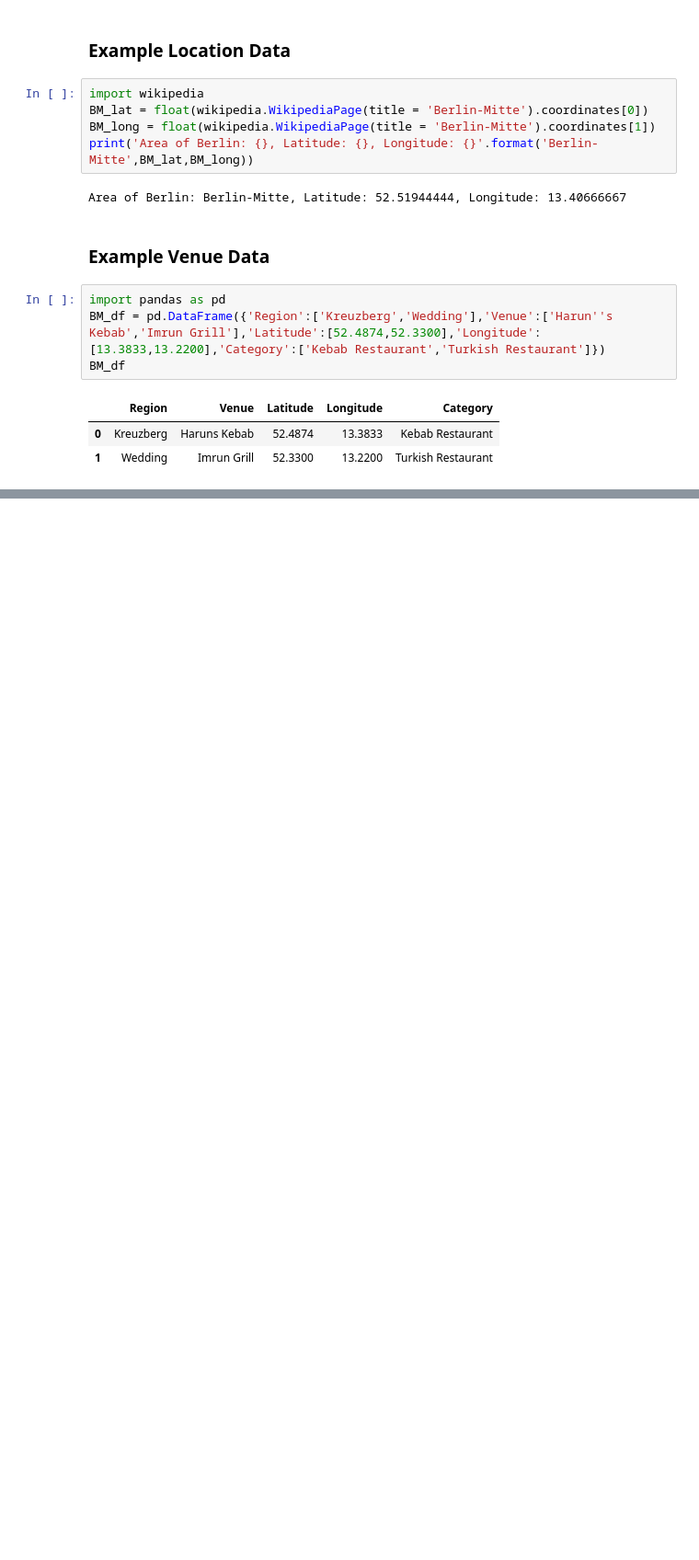
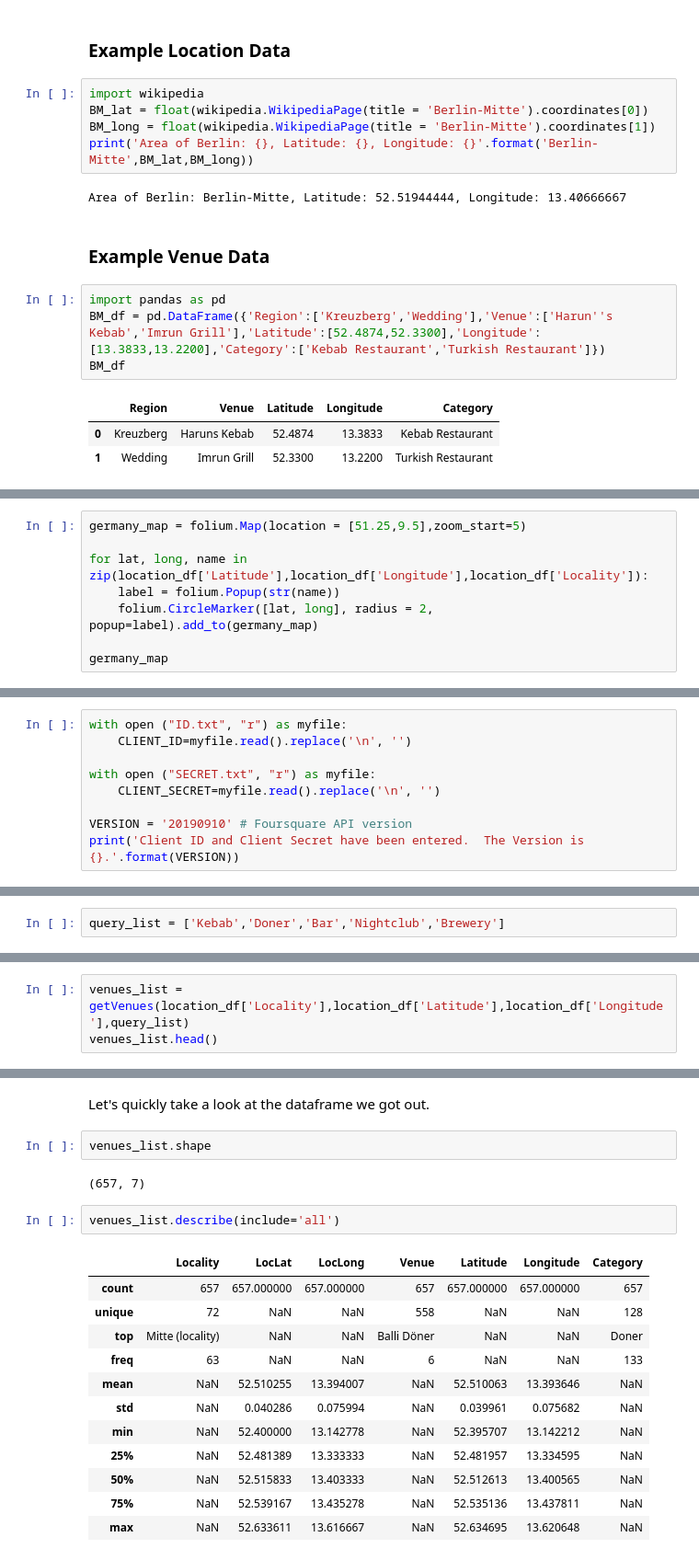
Before and after one commit to JSHoare/DS_Pro_Cap, a Jupyter notebook: Meat-Free Kebab Location Report.ipynb, the cells around one changed output, grey strips where cells are left out. Shown at 92% size. Saved outputs shown, nothing was run; the diff lists cells and outputs as text; blank space fills up the shorter version.

```diff
--- a/Meat-Free Kebab Location Report.ipynb
+++ b/Meat-Free Kebab Location Report.ipynb
@@ -57,0 +219,8 @@ BM_df
+# %%
+germany_map = folium.Map(location = [51.25,9.5],zoom_start=5)
+
+for lat, long, name in zip(location_df['Latitude'],location_df['Longitude'],location_df['Locality']):
+    label = folium.Popup(str(name))
+    folium.CircleMarker([lat, long], radius = 2, popup=label).add_to(germany_map)
+
+germany_map
@@ -57,0 +235,9 @@ BM_df
+# %%
+with open ("ID.txt", "r") as myfile:
+    CLIENT_ID=myfile.read().replace('\n', '')
+
+with open ("SECRET.txt", "r") as myfile:
+    CLIENT_SECRET=myfile.read().replace('\n', '')
+
+VERSION = '20190910' # Foursquare API version
+print('Client ID and Client Secret have been entered.  The Version is {}.'.format(VERSION))
@@ -57,0 +291,2 @@ BM_df
+# %%
+query_list = ['Kebab','Doner','Bar','Nightclub','Brewery']
@@ -57,0 +295,3 @@ BM_df
+# %%
+venues_list = getVenues(location_df['Locality'],location_df['Latitude'],location_df['Longitude'],query_list)
+venues_list.head()
@@ -57,0 +305,21 @@ BM_df
+# %% [markdown]
+Let's quickly take a look at the dataframe we got out.
+# %%
+venues_list.shape
+# %% [output]
+(657, 7)
+# %%
+venues_list.describe(include='all')
+# %% [output]
+|  | Locality | LocLat | LocLong | Venue | Latitude | Longitude | Category |
+| count | 657 | 657.000000 | 657.000000 | 657 | 657.000000 | 657.000000 | 657 |
+| unique | 72 | NaN | NaN | 558 | NaN | NaN | 128 |
+| top | Mitte (locality) | NaN | NaN | Balli Döner | NaN | NaN | Doner |
+| freq | 63 | NaN | NaN | 6 | NaN | NaN | 133 |
+| mean | NaN | 52.510255 | 13.394007 | NaN | 52.510063 | 13.393646 | NaN |
+| std | NaN | 0.040286 | 0.075994 | NaN | 0.039961 | 0.075682 | NaN |
+| min | NaN | 52.400000 | 13.142778 | NaN | 52.395707 | 13.142212 | NaN |
+| 25% | NaN | 52.481389 | 13.333333 | NaN | 52.481957 | 13.334595 | NaN |
+| 50% | NaN | 52.515833 | 13.403333 | NaN | 52.512613 | 13.400565 | NaN |
+| 75% | NaN | 52.539167 | 13.435278 | NaN | 52.535136 | 13.437811 | NaN |
+| max | NaN | 52.633611 | 13.616667 | NaN | 52.634695 | 13.620648 | NaN |
```
Also changed, not shown: parts of 87 cells of this notebook.
